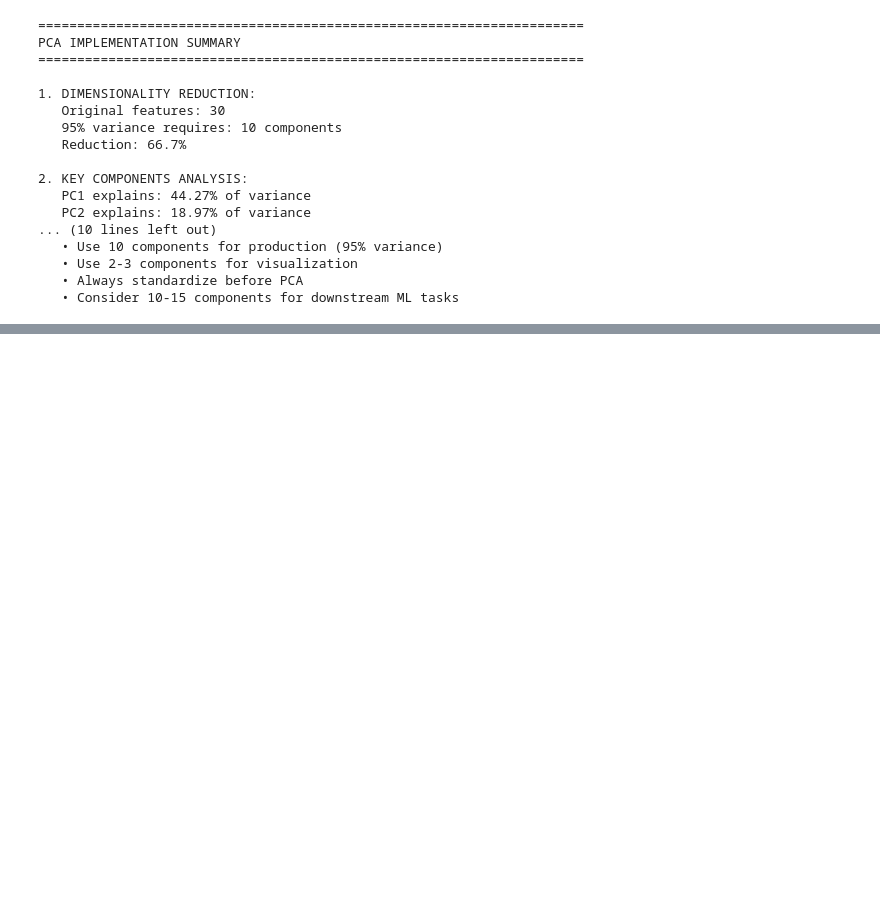
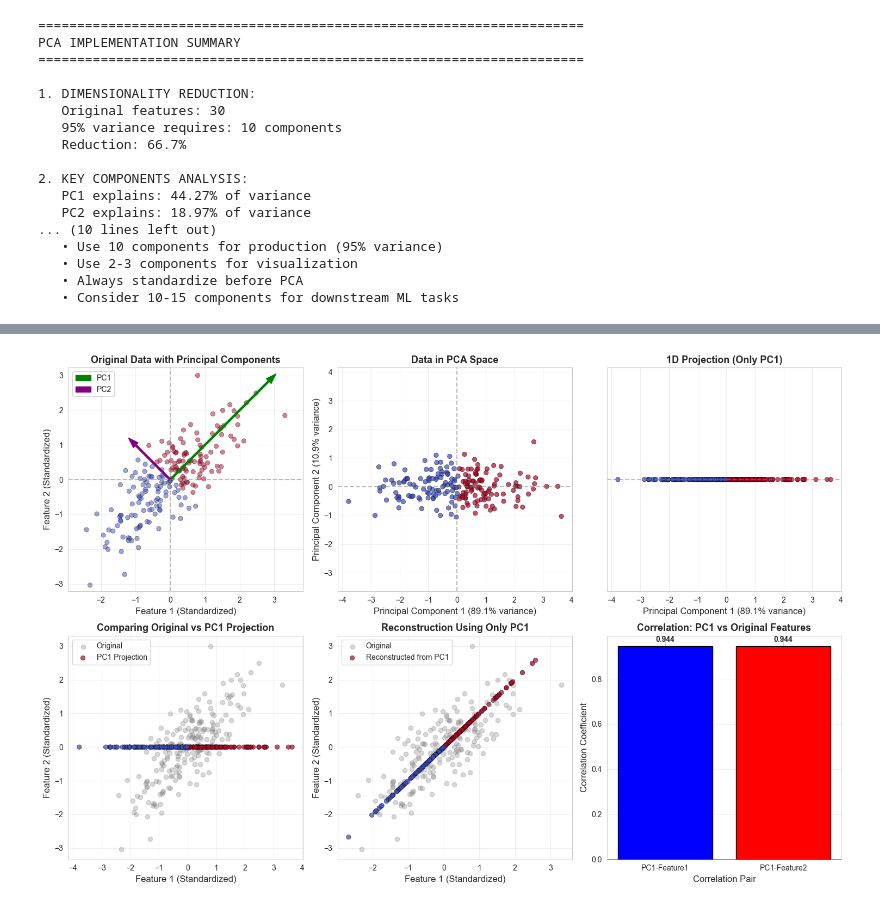
Before and after one commit to pratikadamas/DS-ML-NLP, a Jupyter notebook: PCA/pca1.0.ipynb, the cells around one changed output, grey strips where cells are left out. Drawn from its saved outputs; the diff is of its cells as text; code cells hidden in the pictures; blank space fills up the shorter version.

```diff
--- a/PCA/pca1.0.ipynb
+++ b/PCA/pca1.0.ipynb
@@ -726,0 +894,93 @@ PCA IMPLEMENTATION SUMMARY
+# %%
+# Create a comprehensive visualization
+plt.figure(figsize=(15, 10))
+
+# Subplot 1: Original data with PCA components
+plt.subplot(2, 3, 1)
+plt.scatter(X_scaled[:, 0], X_scaled[:, 1], c=y, cmap='coolwarm', alpha=0.5, edgecolors='black', linewidth=0.5)
+
+# Draw principal components as arrows
+origin = [0, 0]
+pc1 = pca.components_[0] * np.sqrt(pca.explained_variance_[0]) * 3  # Scale for visibility
+pc2 = pca.components_[1] * np.sqrt(pca.explained_variance_[1]) * 3
+
+plt.arrow(origin[0], origin[1], pc1[0], pc1[1], color='green', width=0.05, head_width=0.2, label='PC1')
+plt.arrow(origin[0], origin[1], pc2[0], pc2[1], color='purple', width=0.05, head_width=0.2, label='PC2')
+
+plt.xlabel('Feature 1 (Standardized)', fontsize=12)
+plt.ylabel('Feature 2 (Standardized)', fontsize=12)
+plt.title('Original Data with Principal Components', fontsize=13, fontweight='bold')
+plt.axhline(y=0, color='gray', linestyle='--', alpha=0.5)
+plt.axvline(x=0, color='gray', linestyle='--', alpha=0.5)
+plt.legend()
+plt.grid(True, alpha=0.3)
+plt.axis('equal')
+
+# Subplot 2: Transformed data (PCA space)
+plt.subplot(2, 3, 2)
+plt.scatter(X_pca[:, 0], X_pca[:, 1], c=y, cmap='coolwarm', alpha=0.7, edgecolors='black', linewidth=0.5)
+plt.xlabel(f'Principal Component 1 ({pca.explained_variance_ratio_[0]:.1%} variance)', fontsize=12)
+plt.ylabel(f'Principal Component 2 ({pca.explained_variance_ratio_[1]:.1%} variance)', fontsize=12)
+plt.title('Data in PCA Space', fontsize=13, fontweight='bold')
+plt.axhline(y=0, color='gray', linestyle='--', alpha=0.5)
+plt.axvline(x=0, color='gray', linestyle='--', alpha=0.5)
+plt.grid(True, alpha=0.3)
+plt.axis('equal')
+
+# Subplot 3: PC1 only (1D projection)
+plt.subplot(2, 3, 3)
+plt.scatter(X_pca[:, 0], np.zeros_like(X_pca[:, 0]), c=y, cmap='coolwarm', alpha=0.7, edgecolors='black', linewidth=0.5)
+plt.xlabel(f'Principal Component 1 ({pca.explained_variance_ratio_[0]:.1%} variance)', fontsize=12)
+plt.title('1D Projection (Only PC1)', fontsize=13, fontweight='bold')
+plt.axhline(y=0, color='gray', linestyle='--', alpha=0.5)
+plt.grid(True, alpha=0.3)
+plt.yticks([])  # Hide y-axis for 1D plot
+
+# Subplot 4: Original vs PC1
+plt.subplot(2, 3, 4)
+plt.scatter(X_scaled[:, 0], X_scaled[:, 1], alpha=0.3, color='gray', label='Original')
+plt.scatter(X_pca[:, 0], np.zeros_like(X_pca[:, 0]), c=y, cmap='coolwarm',
+            alpha=0.7, edgecolors='black', linewidth=0.5, label='PC1 Projection')
+plt.xlabel('Feature 1 (Standardized)', fontsize=12)
+plt.ylabel('Feature 2 (Standardized)', fontsize=12)
+plt.title('Comparing Original vs PC1 Projection', fontsize=13, fontweight='bold')
+plt.legend()
+plt.grid(True, alpha=0.3)
+
+# Subplot 5: Reconstruction from PC1 only
+X_reconstructed = pca.inverse_transform(np.column_stack((X_pca[:, 0], np.zeros_like(X_pca[:, 0]))))
+plt.subplot(2, 3, 5)
+plt.scatter(X_scaled[:, 0], X_scaled[:, 1], alpha=0.3, color='gray', label='Original')
+plt.scatter(X_reconstructed[:, 0], X_reconstructed[:, 1], c=y, cmap='coolwarm',
+            alpha=0.7, edgecolors='black', linewidth=0.5, label='Reconstructed from PC1')
+plt.xlabel('Feature 1 (Standardized)', fontsize=12)
+plt.ylabel('Feature 2 (Standardized)', fontsize=12)
+plt.title('Reconstruction Using Only PC1', fontsize=13, fontweight='bold')
+plt.legend()
+plt.grid(True, alpha=0.3)
+
+# Subplot 6: PC1 vs Feature correlation
+plt.subplot(2, 3, 6)
+# Calculate correlation between PC1 and original features
+corr_pc1_feat1 = np.corrcoef(X_scaled[:, 0], X_pca[:, 0])[0, 1]
+corr_pc1_feat2 = np.corrcoef(X_scaled[:, 1], X_pca[:, 0])[0, 1]
+
+plt.bar(['PC1-Feature1', 'PC1-Feature2'], [corr_pc1_feat1, corr_pc1_feat2],
+        color=['blue', 'red'], edgecolor='black')
+plt.axhline(y=0, color='black', linestyle='-', alpha=0.5)
+plt.xlabel('Correlation Pair', fontsize=12)
+plt.ylabel('Correlation Coefficient', fontsize=12)
+plt.title('Correlation: PC1 vs Original Features', fontsize=13, fontweight='bold')
+plt.grid(True, alpha=0.3, axis='y')
+
+# Add correlation values on bars
+plt.text(0, corr_pc1_feat1 + 0.02 * np.sign(corr_pc1_feat1), f'{corr_pc1_feat1:.3f}',
+         ha='center', fontweight='bold')
+plt.text(1, corr_pc1_feat2 + 0.02 * np.sign(corr_pc1_feat2), f'{corr_pc1_feat2:.3f}',
+         ha='center', fontweight='bold')
+
+plt.tight_layout()
+plt.savefig('4_pca_visualization.png', dpi=100, bbox_inches='tight')
+plt.show()
+# %% [output]
+[figure, added]
```
Also changed, not shown: parts of 8 cells of this notebook, 6 other files.
